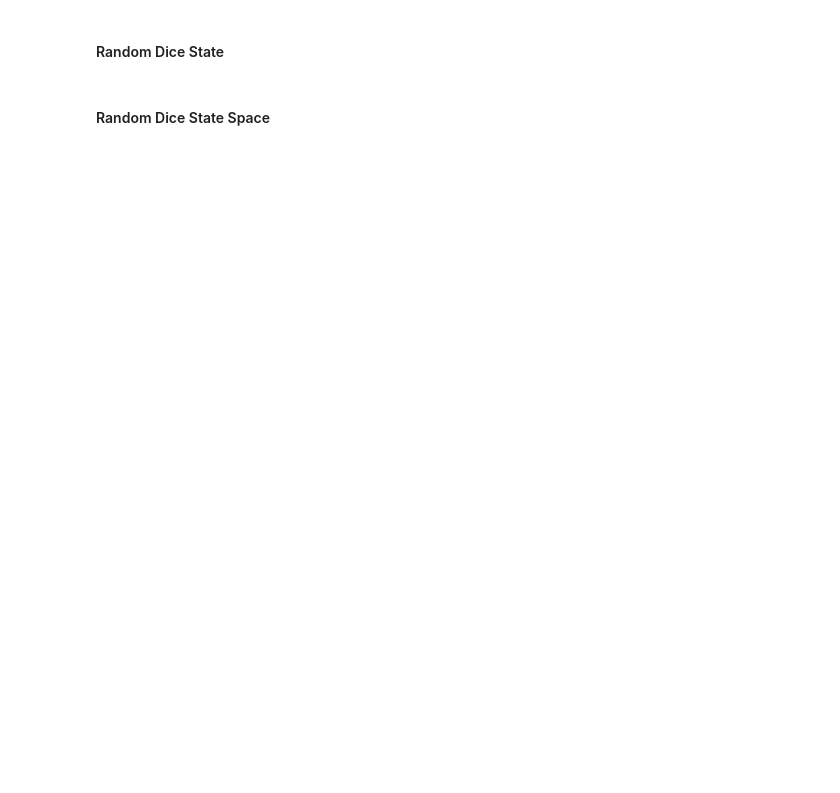
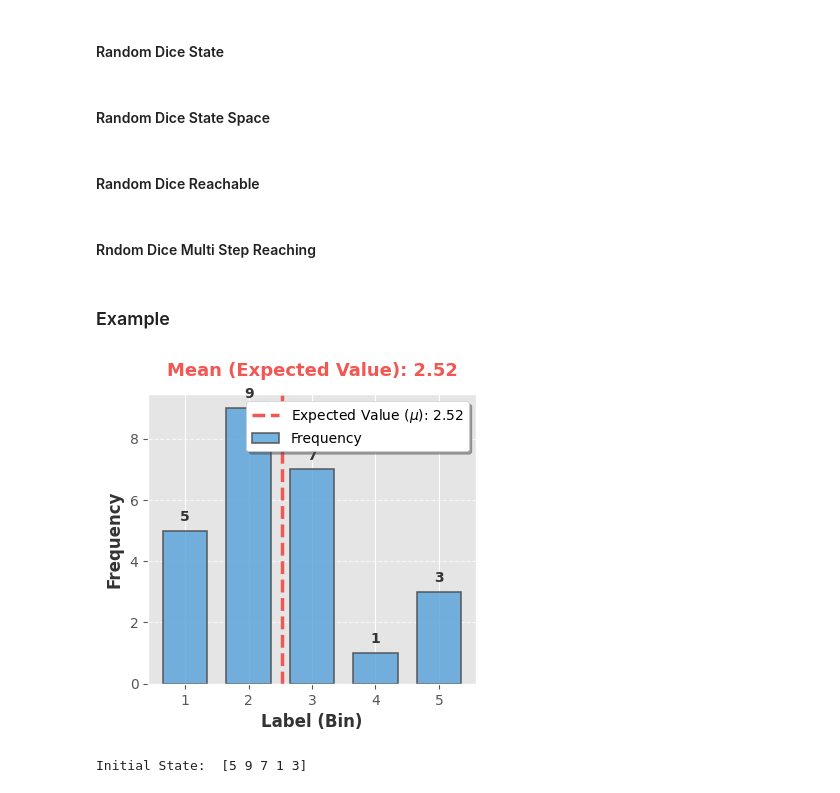
Before and after one commit to ckCrimson/Field_Dynamic_System, a Jupyter notebook: Research_paper_systems_implementation/random_dice_system_implementation/Random_Dice_System_—_A_Worked_Example_in_the_Field_Dynamic_Systems_Framework.ipynb, the cells around one changed output. Drawn from its saved outputs; the diff is of its cells as text; code cells hidden in the pictures; blank space fills up the shorter version.

Commit message:
State Module Implementation of FDS

```diff
--- a/Research_paper_systems_implementation/random_dice_system_implementation/Random_Dice_System_—_A_Worked_Example_in_the_Field_Dynamic_Systems_Framework.ipynb
+++ b/Research_paper_systems_implementation/random_dice_system_implementation/Random_Dice_System_—_A_Worked_Example_in_the_Field_Dynamic_Systems_Framework.ipynb
@@ -38,3 +40,6 @@ FDS Framework imported successfully!
+# %%
+PLOT_SIZE=4
+GIT_UPLOAD_PATH = "Research_paper_systems_implementation/random_dice_system_implementation"
 # %% [markdown]
 ## Core
 # %% [markdown]
@@ -80,3 +173,11 @@ class DiceStateSpace(DiscreteFiniteStatSpace):
       states =[]
       states.append(current_state)
     super().__init__(states,current_state)
+
+  def __str__(self):
+    output = ""
+    for s in self.get_all_states():
+      output = output + f"{s.state} \n"
+    return output
+# %% [markdown]
+#### Random Dice Reachable
@@ -82,0 +216,33 @@ class DiceStateSpace(DiscreteFiniteStatSpace):
+# %% [markdown]
+#### Rndom Dice Multi Step Reaching
+# %%
+class DiceMultiStepReaching(MultiStepReaching):
+  def __init__(self,alpha:int=1):
+    self.alpha=alpha
+    reachable = DiceReachable(alpha)
+    super().__init__(reachable)
+
+  def get_reaching(
+            self,  initial_state: DiceState,l: int,
+            reference_space: DiceStateSpace=None,
+            get_reaching_from_allowed: bool = False,
+    ):
+    multi_reachable = DiceReachable(l*self.alpha)
+    return multi_reachable.get_reachable(initial_state)
+# %% [markdown]
+### Example
+# %%
+initial_state = DiceState(np.array([5,9,7,1,3]))
+initial_state.show()
+print("Initial State: ",initial_state)
+
+dice_reachable = DiceReachable(2)
+dice_reachabl_space =  dice_reachable.get_reachable(initial_state)
+
+
+multi_dtep_dice_reachable = DiceMultiStepReaching(4)
+
+multi_step_reachable_space =multi_dtep_dice_reachable.get_reaching(initial_state,3)
+# %% [output]
+[figure, added]
+Initial State:  [5 9 7 1 3]
```
Also changed, not shown: parts of 8 cells of this notebook.
